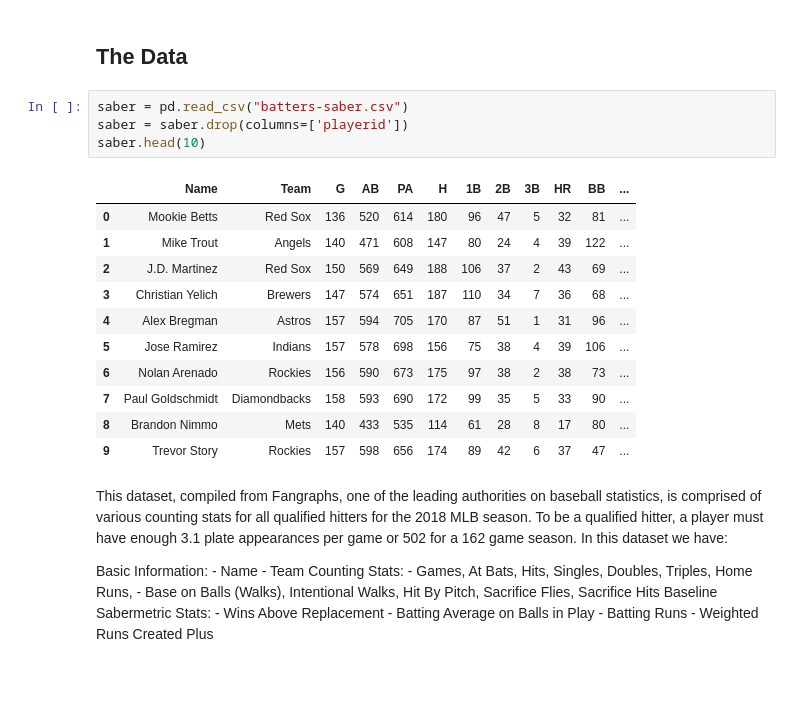
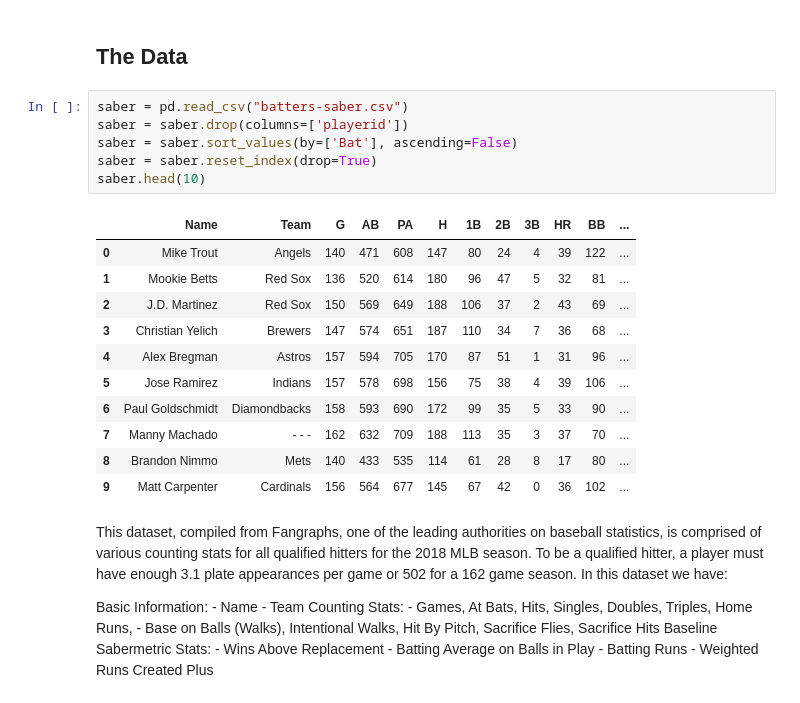
Before and after one commit to andrewscheid/CMSC320-Final-Tutorial, a Jupyter notebook: Final Tutorial - Andrew Scheid.ipynb, the cells around one changed output. Saved outputs shown, nothing was run; the diff lists cells and outputs as text.

```diff
--- a/Final Tutorial - Andrew Scheid.ipynb
+++ b/Final Tutorial - Andrew Scheid.ipynb
@@ -26,19 +26,21 @@ warnings.filterwarnings('ignore')
 # %%
 saber = pd.read_csv("batters-saber.csv")
 saber = saber.drop(columns=['playerid'])
+saber = saber.sort_values(by=['Bat'], ascending=False)
+saber = saber.reset_index(drop=True)
 saber.head(10)
 # %% [output]
 |  | Name | Team | G | AB | PA | H | 1B | 2B | 3B | HR | BB | ... |
-| 0 | Mookie Betts | Red Sox | 136 | 520 | 614 | 180 | 96 | 47 | 5 | 32 | 81 | ... |
-| 1 | Mike Trout | Angels | 140 | 471 | 608 | 147 | 80 | 24 | 4 | 39 | 122 | ... |
+| 0 | Mike Trout | Angels | 140 | 471 | 608 | 147 | 80 | 24 | 4 | 39 | 122 | ... |
+| 1 | Mookie Betts | Red Sox | 136 | 520 | 614 | 180 | 96 | 47 | 5 | 32 | 81 | ... |
 | 2 | J.D. Martinez | Red Sox | 150 | 569 | 649 | 188 | 106 | 37 | 2 | 43 | 69 | ... |
 | 3 | Christian Yelich | Brewers | 147 | 574 | 651 | 187 | 110 | 34 | 7 | 36 | 68 | ... |
 | 4 | Alex Bregman | Astros | 157 | 594 | 705 | 170 | 87 | 51 | 1 | 31 | 96 | ... |
 | 5 | Jose Ramirez | Indians | 157 | 578 | 698 | 156 | 75 | 38 | 4 | 39 | 106 | ... |
-| 6 | Nolan Arenado | Rockies | 156 | 590 | 673 | 175 | 97 | 38 | 2 | 38 | 73 | ... |
-| 7 | Paul Goldschmidt | Diamondbacks | 158 | 593 | 690 | 172 | 99 | 35 | 5 | 33 | 90 | ... |
+| 6 | Paul Goldschmidt | Diamondbacks | 158 | 593 | 690 | 172 | 99 | 35 | 5 | 33 | 90 | ... |
+| 7 | Manny Machado | - - - | 162 | 632 | 709 | 188 | 113 | 35 | 3 | 37 | 70 | ... |
 | 8 | Brandon Nimmo | Mets | 140 | 433 | 535 | 114 | 61 | 28 | 8 | 17 | 80 | ... |
-| 9 | Trevor Story | Rockies | 157 | 598 | 656 | 174 | 89 | 42 | 6 | 37 | 47 | ... |
+| 9 | Matt Carpenter | Cardinals | 156 | 564 | 677 | 145 | 67 | 42 | 0 | 36 | 102 | ... |
 # %% [markdown]
 This dataset, compiled from Fangraphs, one of the leading authorities on baseball statistics, is comprised of various counting stats for all qualified hitters for the 2018 MLB season. To be a qualified hitter, a player must have enough 3.1 plate appearances per game or 502 for a 162 game season. In this dataset we have:
 
```
Also changed, not shown: parts of 21 cells of this notebook, 1 other file.
